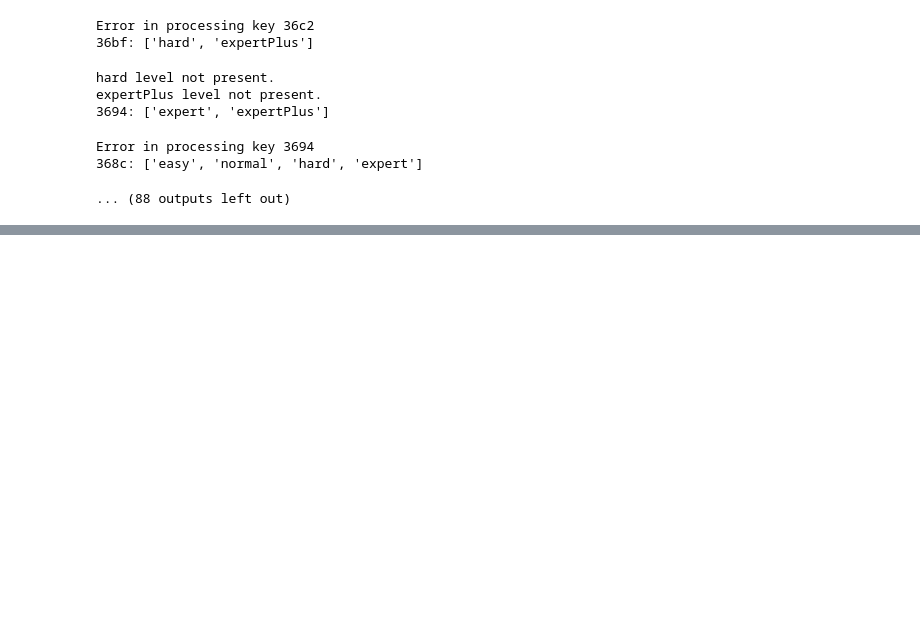
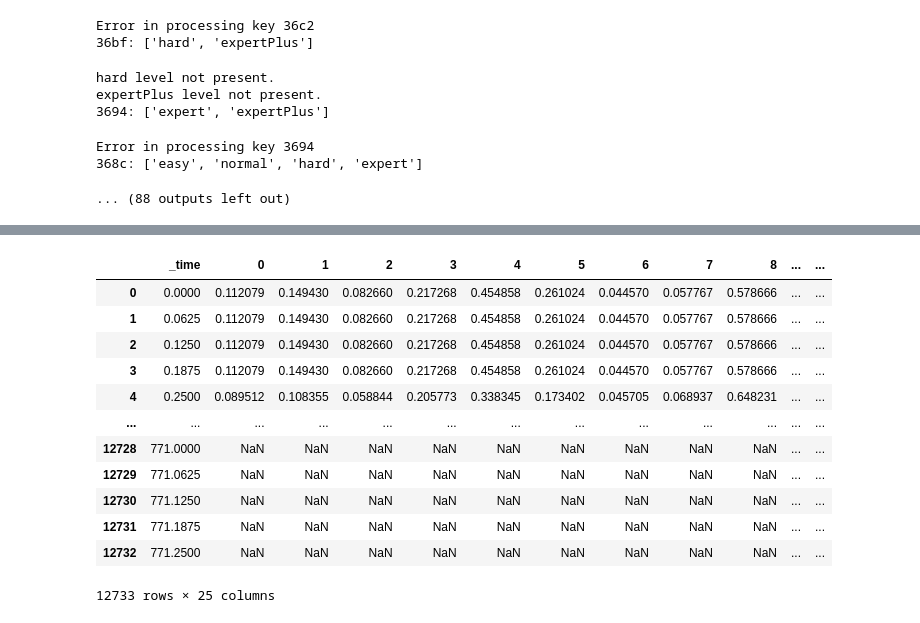
Before and after one commit to wvsharber/BeatMapSynthesizer, a Jupyter notebook: data_gathering_processing.ipynb, the cells around one changed output, grey strips where cells are left out. Saved outputs shown, nothing was run; the diff lists cells and outputs as text; code cells hidden in the pictures; blank space fills up the shorter version.

```diff
--- a/data_gathering_processing.ipynb
+++ b/data_gathering_processing.ipynb
@@ -736,0 +772,19 @@ Error in processing key 3694
+# %%
+with open('./level_df/381a_expert.pkl', 'rb') as f:
+    df_1 = pickle.load(f)
+# %%
+df_1
+# %% [output]
+|  | _time | 0 | 1 | 2 | 3 | 4 | 5 | 6 | 7 | 8 | ... | ... |
+| 0 | 0.0000 | 0.112079 | 0.149430 | 0.082660 | 0.217268 | 0.454858 | 0.261024 | 0.044570 | 0.057767 | 0.578666 | ... | ... |
+| 1 | 0.0625 | 0.112079 | 0.149430 | 0.082660 | 0.217268 | 0.454858 | 0.261024 | 0.044570 | 0.057767 | 0.578666 | ... | ... |
+| 2 | 0.1250 | 0.112079 | 0.149430 | 0.082660 | 0.217268 | 0.454858 | 0.261024 | 0.044570 | 0.057767 | 0.578666 | ... | ... |
+| 3 | 0.1875 | 0.112079 | 0.149430 | 0.082660 | 0.217268 | 0.454858 | 0.261024 | 0.044570 | 0.057767 | 0.578666 | ... | ... |
+| 4 | 0.2500 | 0.089512 | 0.108355 | 0.058844 | 0.205773 | 0.338345 | 0.173402 | 0.045705 | 0.068937 | 0.648231 | ... | ... |
+| ... | ... | ... | ... | ... | ... | ... | ... | ... | ... | ... | ... | ... |
+| 12728 | 771.0000 | NaN | NaN | NaN | NaN | NaN | NaN | NaN | NaN | NaN | ... | ... |
+| 12729 | 771.0625 | NaN | NaN | NaN | NaN | NaN | NaN | NaN | NaN | NaN | ... | ... |
+| 12730 | 771.1250 | NaN | NaN | NaN | NaN | NaN | NaN | NaN | NaN | NaN | ... | ... |
+| 12731 | 771.1875 | NaN | NaN | NaN | NaN | NaN | NaN | NaN | NaN | NaN | ... | ... |
+| 12732 | 771.2500 | NaN | NaN | NaN | NaN | NaN | NaN | NaN | NaN | NaN | ... | ... |
+12733 rows × 25 columns
```
Also changed, not shown: parts of 4 cells of this notebook, 6 other files.
